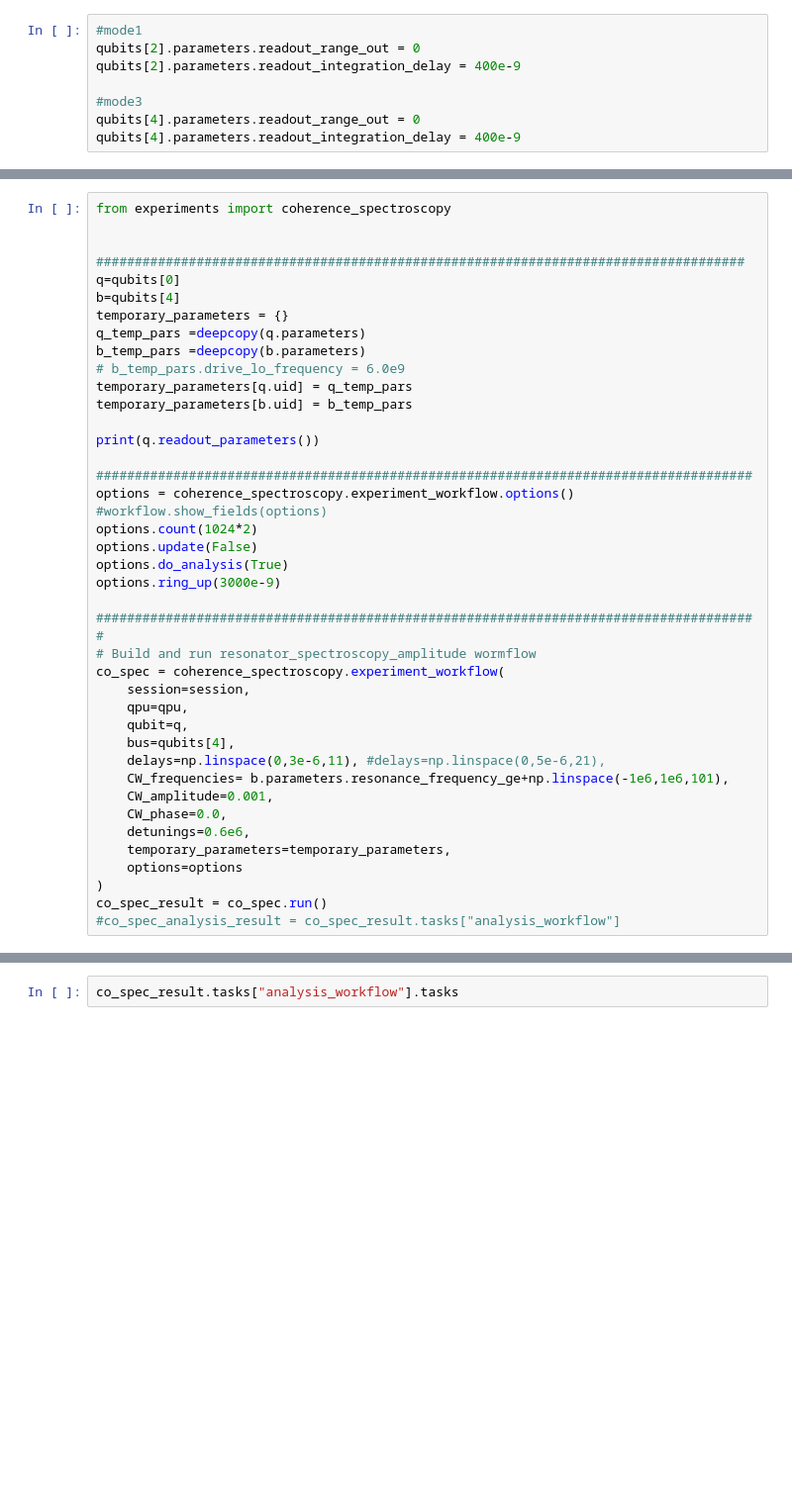
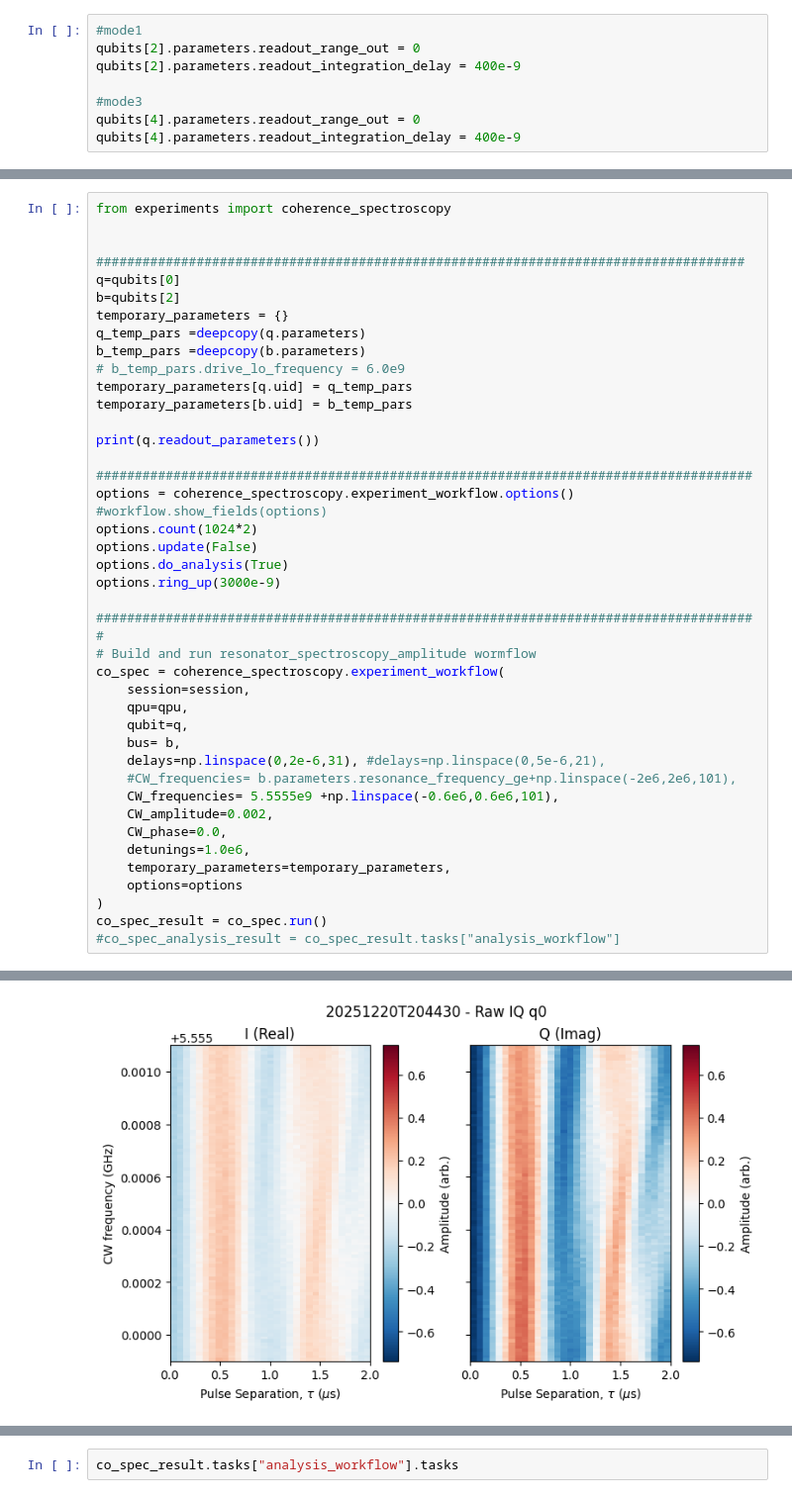
Before and after one commit to yalgaeahn/qubit-experiment, a Jupyter notebook: examples/coherence_spec_test.ipynb, the cells around one changed output, grey strips where cells are left out. Shown at 99% size. Saved outputs shown, nothing was run; the diff lists cells and outputs as text; blank space fills up the shorter version.

```diff
--- a/examples/coherence_spec_test.ipynb
+++ b/examples/coherence_spec_test.ipynb
@@ -163,7 +165,7 @@ from experiments import coherence_spectroscopy
 
 ####################################################################################
 q=qubits[0]
-b=qubits[4]
+b=qubits[2]
 temporary_parameters = {}
 q_temp_pars =deepcopy(q.parameters)
 b_temp_pars =deepcopy(b.parameters)
@@ -187,14 +189,16 @@ co_spec = coherence_spectroscopy.experiment_workflow(
     session=session,
     qpu=qpu,
     qubit=q,
-    bus=qubits[4],
-    delays=np.linspace(0,3e-6,11), #delays=np.linspace(0,5e-6,21),
-    CW_frequencies= b.parameters.resonance_frequency_ge+np.linspace(-1e6,1e6,101),
-    CW_amplitude=0.001,
+    bus= b,
+    delays=np.linspace(0,2e-6,31), #delays=np.linspace(0,5e-6,21),
+    #CW_frequencies= b.parameters.resonance_frequency_ge+np.linspace(-2e6,2e6,101),
+    CW_frequencies= 5.5555e9 +np.linspace(-0.6e6,0.6e6,101),
+    CW_amplitude=0.002,
     CW_phase=0.0,
-    detunings=0.6e6,
+    detunings=1.0e6,
     temporary_parameters=temporary_parameters,
     options=options
 )
 co_spec_result = co_spec.run()
 #co_spec_analysis_result = co_spec_result.tasks["analysis_workflow"]
+# %% [output]
@@ -200,0 +222 @@ co_spec_result = co_spec.run()
+[figure, added]
```
Also changed, not shown: parts of 4 cells of this notebook, 8 other files.
